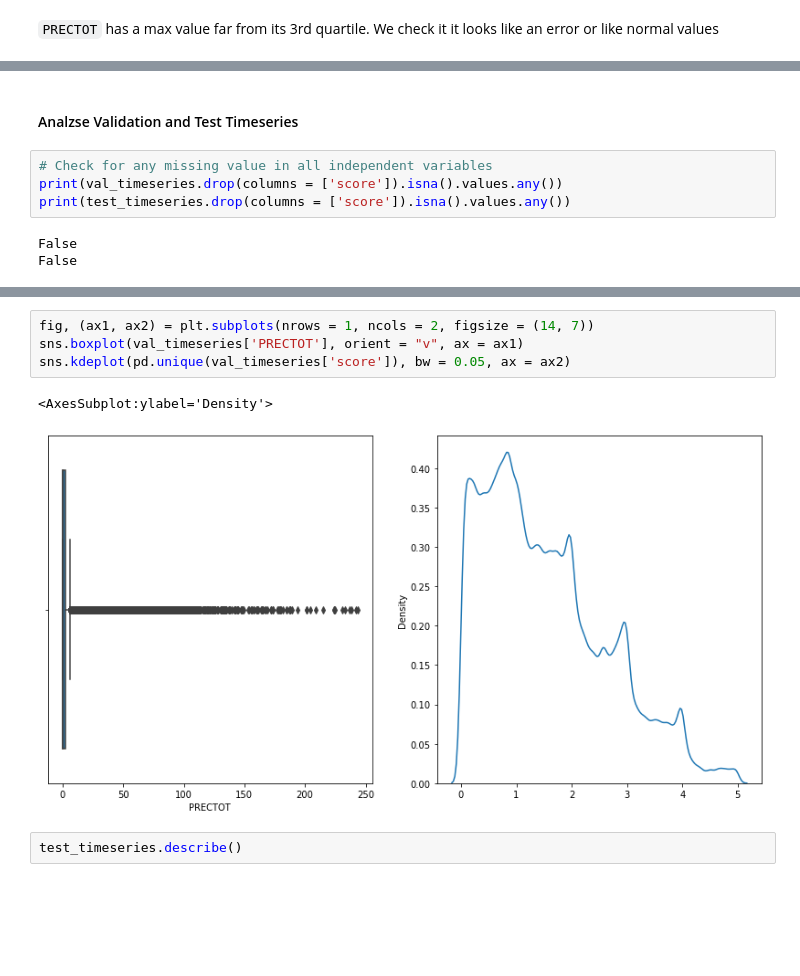
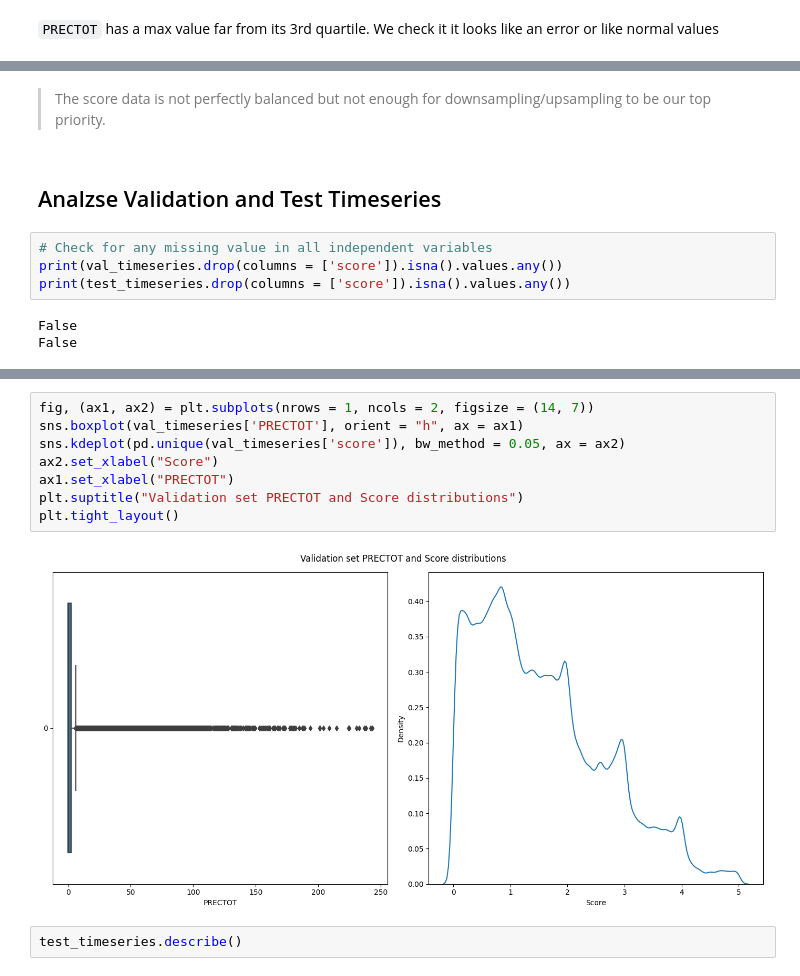
Before and after one commit to PierreCounathe/Droughts-Forecasting, a Jupyter notebook: src/data_exploration.ipynb, the cells around one changed output, grey strips where cells are left out. Drawn from its saved outputs; the diff is of its cells as text; blank space fills up the shorter version.

Commit message:
Clean data exploration notebook

```diff
--- a/src/data_exploration.ipynb
+++ b/src/data_exploration.ipynb
@@ -168,5 +156,7 @@ sns.kdeplot(pd.unique(train_timeseries['score']), bw = 0.05)
+# %% [markdown]
+> The score data is not perfectly balanced but not enough for downsampling/upsampling to be our top priority.
 # %% [markdown]
-#### Analzse Validation and Test Timeseries
+## Analzse Validation and Test Timeseries
 # %%
 # Check for any missing value in all independent variables
 print(val_timeseries.drop(columns = ['score']).isna().values.any())
@@ -188,11 +178,14 @@ val_timeseries.describe()
 | max | 5.604300e+04 | 2.433200e+02 | 1.040600e+02 | 2.198000e+01 | 4.062000e+01 | 2.684000e+01 | 2.684000e+01 | 5.003000e+01 | 3.304000e+01 | 3.319000e+01 | 4.325000e+01 | ... |
 # %%
 fig, (ax1, ax2) = plt.subplots(nrows = 1, ncols = 2, figsize = (14, 7))
-sns.boxplot(val_timeseries['PRECTOT'], orient = "v", ax = ax1)
-sns.kdeplot(pd.unique(val_timeseries['score']), bw = 0.05, ax = ax2)
+sns.boxplot(val_timeseries['PRECTOT'], orient = "h", ax = ax1)
+sns.kdeplot(pd.unique(val_timeseries['score']), bw_method = 0.05, ax = ax2)
+ax2.set_xlabel("Score")
+ax1.set_xlabel("PRECTOT")
+plt.suptitle("Validation set PRECTOT and Score distributions")
+plt.tight_layout()
 # %% [output]
-<AxesSubplot:ylabel='Density'>
-[figure, old version]
+[figure, new version]
 # %%
 test_timeseries.describe()
 # %% [output]
```
Also changed, not shown: parts of 44 cells of this notebook.
